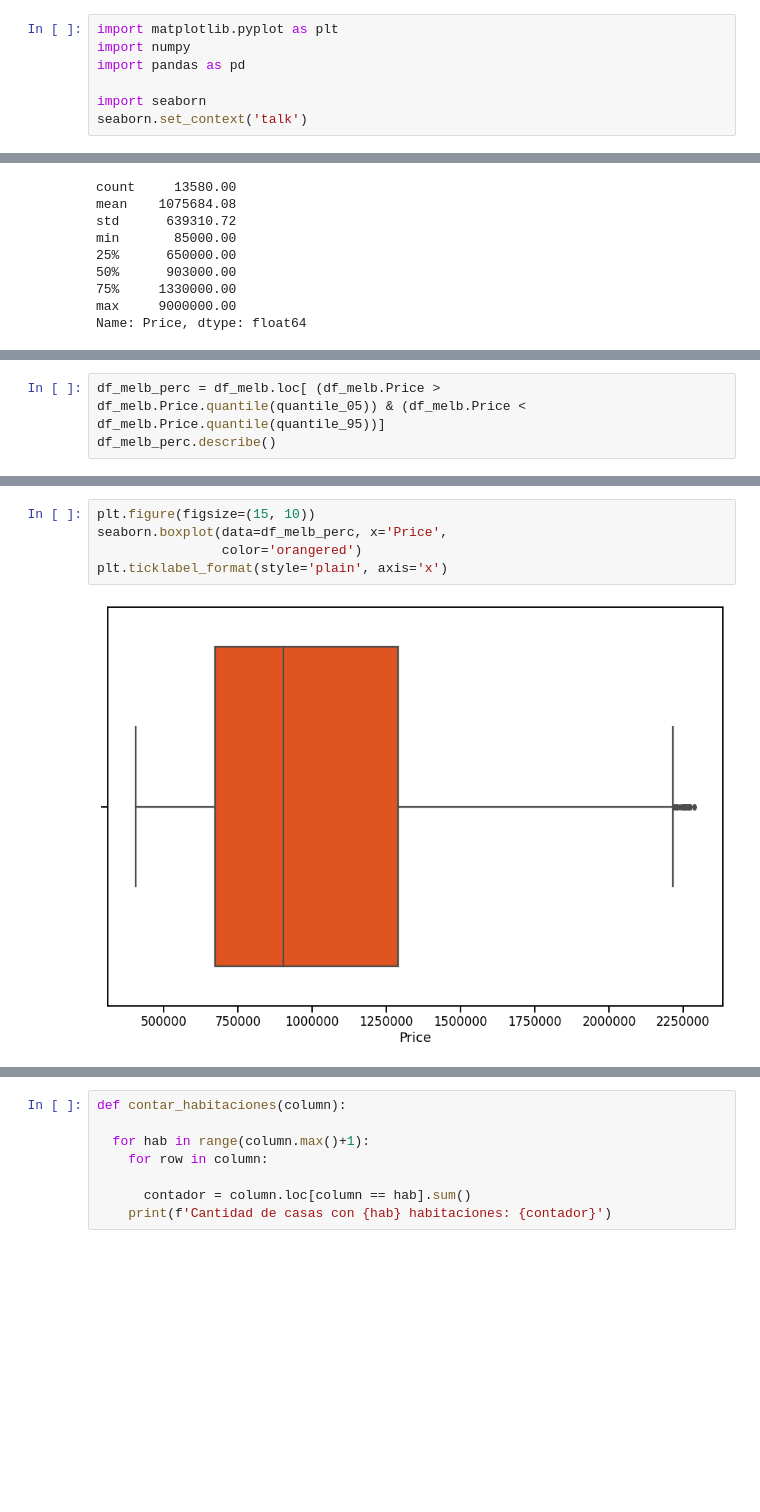
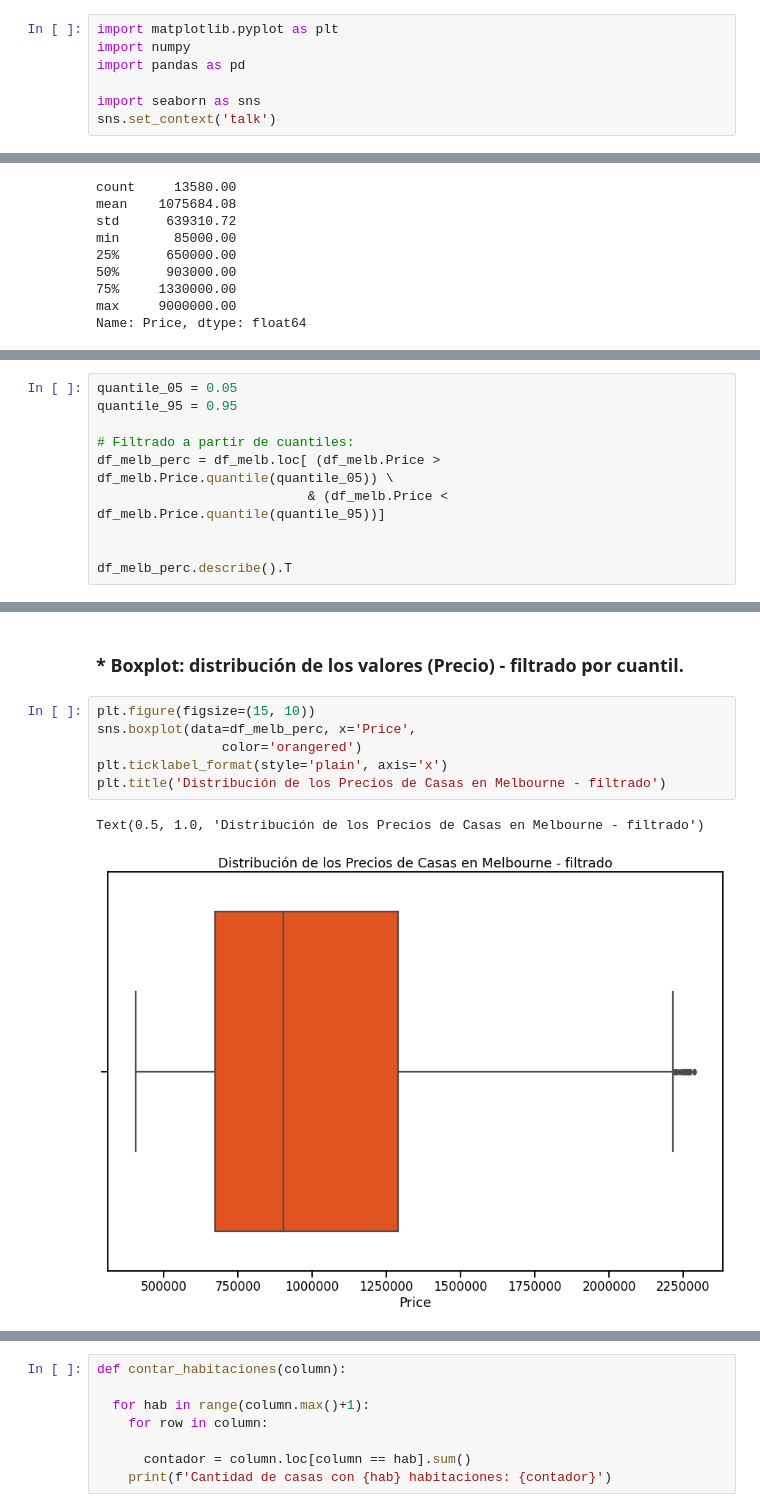
Before and after one commit to Grupo242022/EyCD, a Jupyter notebook: Entregable_2_Nico_parte1_ejercicio2.ipynb, the cells around one changed output, grey strips where cells are left out. Drawn from its saved outputs; the diff is of its cells as text; blank space fills up the shorter version.

```diff
--- a/Entregable_2_Nico_parte1_ejercicio2.ipynb
+++ b/Entregable_2_Nico_parte1_ejercicio2.ipynb
@@ -20,5 +20,5 @@ import matplotlib.pyplot as plt
 import numpy
 import pandas as pd
 
-import seaborn
-seaborn.set_context('talk')
+import seaborn as sns
+sns.set_context('talk')
@@ -98,4 +133,11 @@ quantile_95 = 0.95
 # %%
-df_melb_perc = df_melb.loc[ (df_melb.Price > df_melb.Price.quantile(quantile_05)) & (df_melb.Price < df_melb.Price.quantile(quantile_95))]
-df_melb_perc.describe()
+quantile_05 = 0.05
+quantile_95 = 0.95
+
+# Filtrado a partir de cuantiles:
+df_melb_perc = df_melb.loc[ (df_melb.Price > df_melb.Price.quantile(quantile_05)) \
+                           & (df_melb.Price < df_melb.Price.quantile(quantile_95))]
+
+
+df_melb_perc.describe().T
 # %% [output]
@@ -127,7 +188,11 @@ Filas quitadas:                 1366
+# %% [markdown]
+### * Boxplot: distribución de los valores (Precio) - filtrado por cuantil.
 # %%
 plt.figure(figsize=(15, 10))
-seaborn.boxplot(data=df_melb_perc, x='Price',
+sns.boxplot(data=df_melb_perc, x='Price',
                 color='orangered')
 plt.ticklabel_format(style='plain', axis='x')
+plt.title('Distribución de los Precios de Casas en Melbourne - filtrado')
 # %% [output]
+Text(0.5, 1.0, 'Distribución de los Precios de Casas en Melbourne - filtrado')
-[figure, old version]
+[figure, new version]
```
Also changed, not shown: parts of 30 cells of this notebook.
